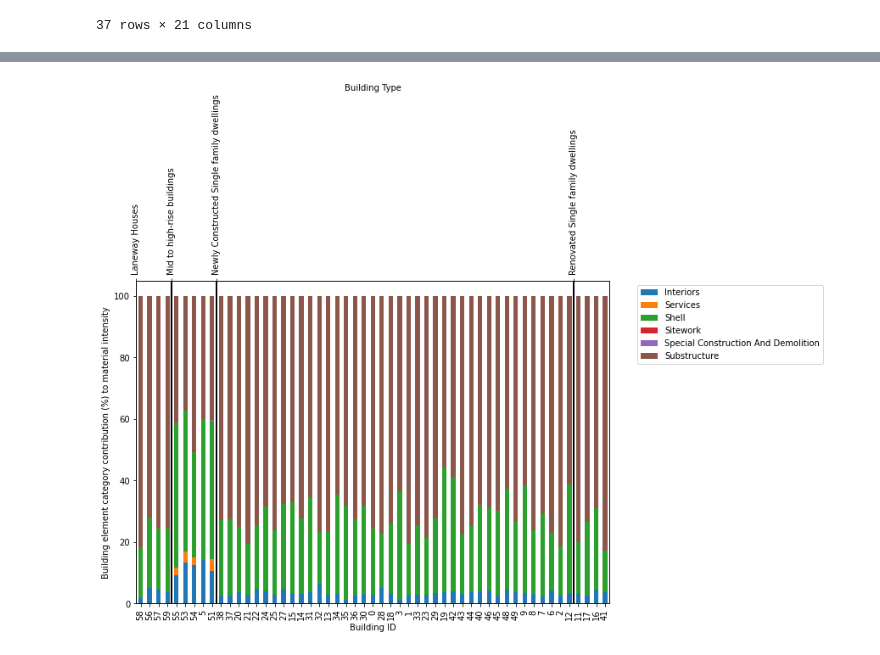
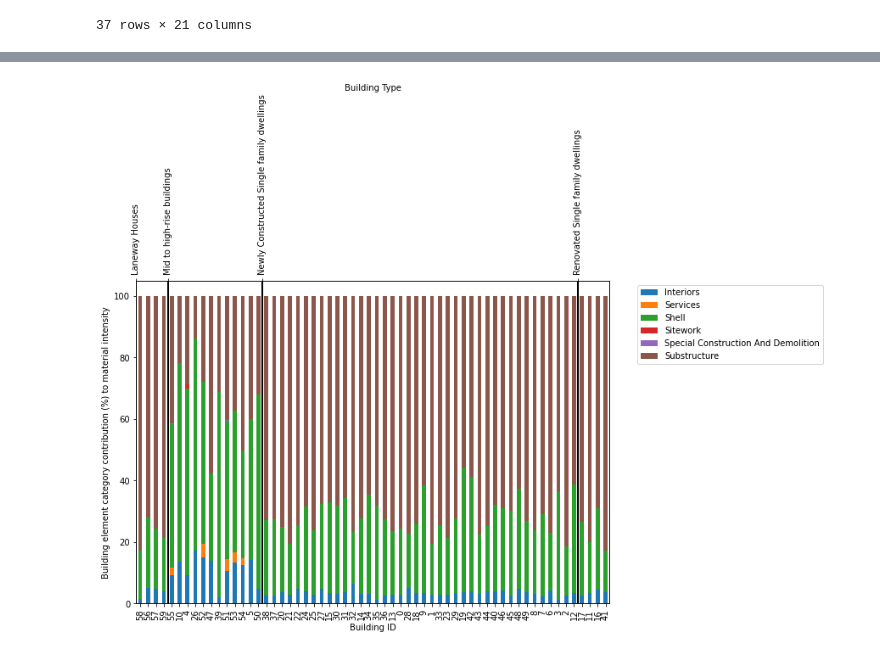
Before and after one commit to alexwolson/A-Construction-Classification-System-Database-for-Understanding-Resource-Use-in-Buildings, a Jupyter notebook: Sample Code/Sample.ipynb, the cells around one changed output, grey strips where cells are left out. Cells and saved outputs as stored; diff of their text form; code cells hidden in the pictures.

```diff
--- a/Sample Code/Sample.ipynb
+++ b/Sample Code/Sample.ipynb
@@ -465,10 +465,12 @@ master_format_convert = {v:k for k,v in {
 f = lambda x: master_format_convert[re.split('[_\.\ ]',x)[4]]
 toplot = pd.concat([df[headings[1:]],df_mi[kilogram_columns].groupby(f,axis=1).sum()],axis=1).sort_values(['Building Type'])
 # %%
-types_to_keep = ['APB','SND','SNR','SMR','SMD','ADU','SEC','ROW','LNW']
-toplot = toplot[toplot['Building Type'].isin(types_to_keep)]
 building_type_map = {
     'APB':'Mid to high-rise buildings',
+    'EDU':'Mid to high-rise buildings',
+    'INS':'Mid to high-rise buildings',
+    'MIX':'Mid to high-rise buildings',
+    'OFF':'Mid to high-rise buildings',
     'SND':'Newly Constructed Single family dwellings',
     'SNR':'Renovated Single family dwellings',
     'SMD':'Newly Constructed Single family dwellings',
@@ -539,37 +545,36 @@ df_mi = df[kilogram_columns].div(df['Gross Floor Area'],axis=0)
 df_mi = df_mi.div(df_mi.sum(axis=1),axis=0) * 100
 f = lambda x: name_map[re.split('[_\.\ ]',x)[1][0]]
 toplot = pd.concat([df[headings[1:]],df_mi[kilogram_columns].groupby(f,axis=1).sum()],axis=1).sort_values('Building Type')
-toplot = toplot[toplot['Building Type'].isin(types_to_keep)]
 toplot['Building Type'] = toplot['Building Type'].replace(building_type_map)
 toplot = toplot.sort_values('Building Type')
 fig, ax = plt.subplots(figsize=(10,7))
 
 cols = toplot.columns[6:]
 margin_bottom = np.zeros(len(toplot))
 
 cmap = plt.get_cmap('tab10')
 
 for num, col in enumerate(cols):
     values = toplot[col].values
 
     toplot[col].plot.bar(x='Year',y='Value', ax=ax, stacked=True,
                                     bottom = margin_bottom, color=cmap(num), label=col)
     margin_bottom += values
 plt.legend(bbox_to_anchor=(1.05, 1), loc='upper left')
 plt.xlabel('Building ID')
 plt.ylabel('Building element category contribution (%) to material intensity')
 
 ax2 = ax.twiny()
 ax2.set_xlim(0, len(toplot))
 ax2.set_xticks([k for k,v in enumerate(toplot['Building Type'].values) if v != toplot['Building Type'].values[k-1] or k==0])
 for tick in ax2.get_xticklabels():
     tick.set_rotation(90)
 ax2.set_xticklabels([v for k,v in enumerate(toplot['Building Type'].values) if v != toplot['Building Type'].values[k-1] or k==0])
 ax2.set_xlabel("Building Type")
 plt.grid(color='black',linewidth=2)
 plt.show()
 # %% [output]
-[figure, old version]
+[figure, new version]
 # %%
 f = lambda x: name_map[re.split('[_\.\ ]',x)[1][0]] + '/' + re.split('[_\.\ ]',x)[-1]
 toplot = df_mi[kilogram_columns].groupby(f,axis=1).sum()
```
Also changed, not shown: parts of 17 cells of this notebook, 10 other files.
